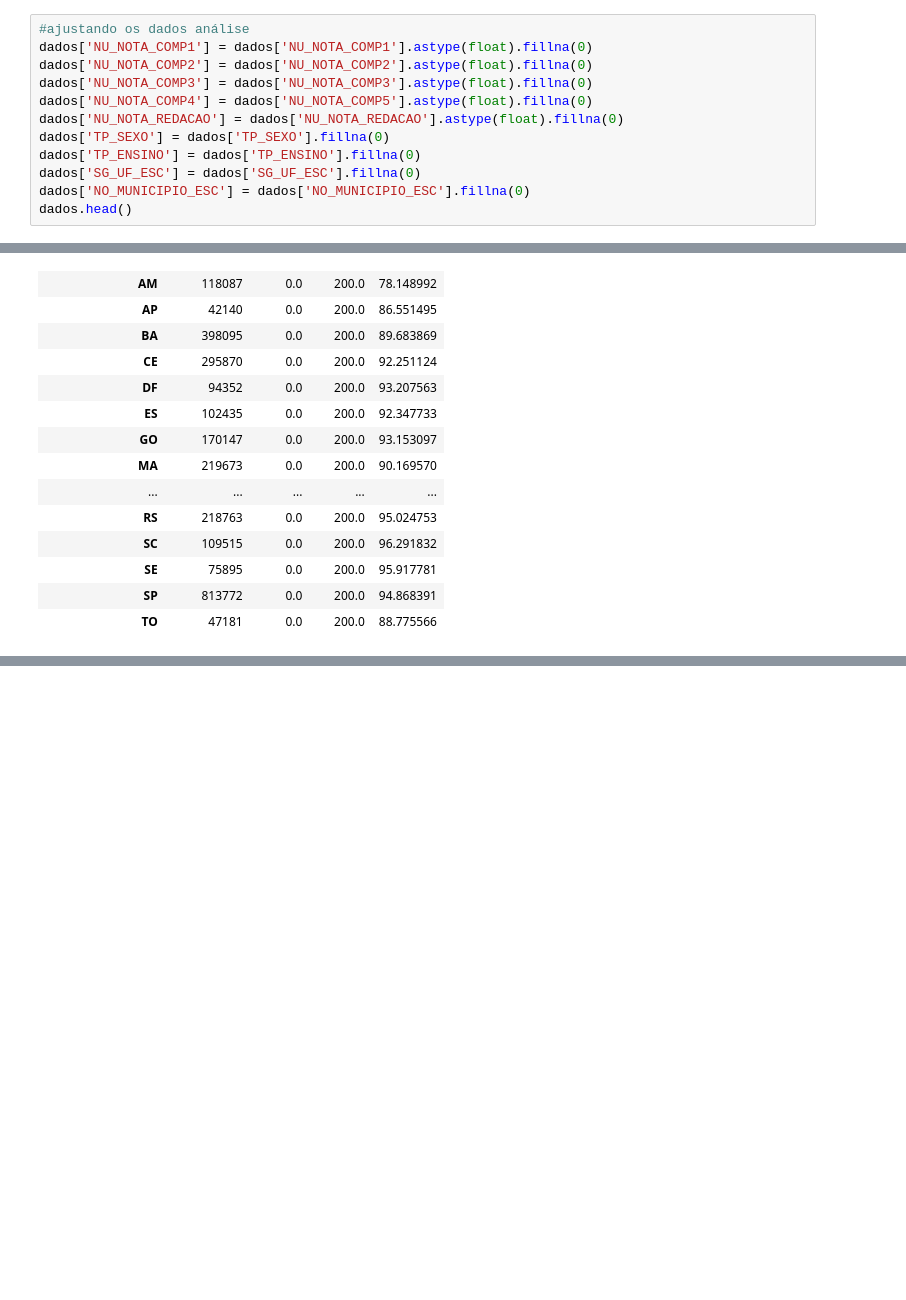
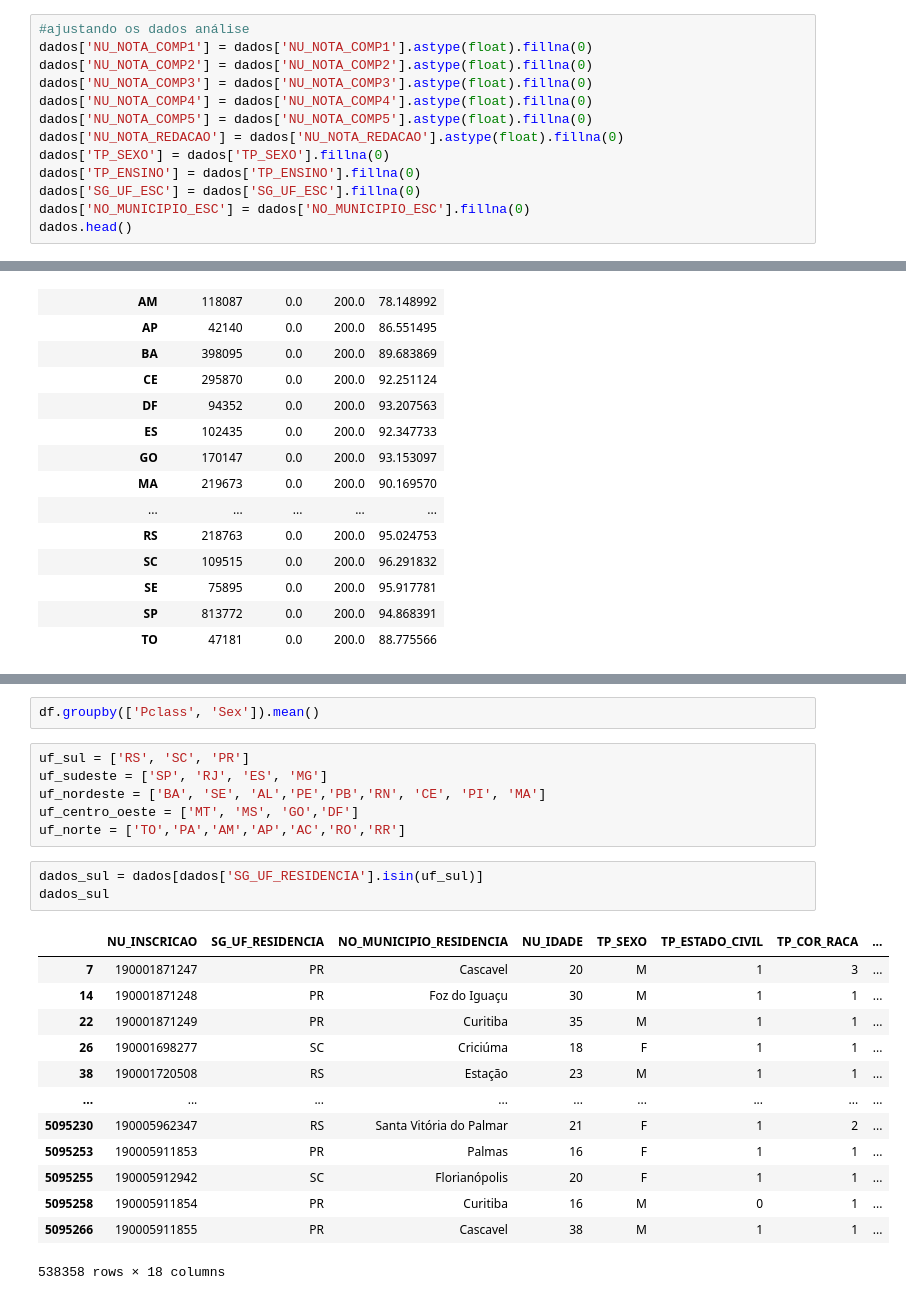
Before and after one commit to Juliana08Santos/Projeto_Enem, a Jupyter notebook: Enem.ipynb, the cells around one changed output, grey strips where cells are left out. Cells and saved outputs as stored; diff of their text form; blank space fills up the shorter version.

Commit message:
análise de dados enem

```diff
--- a/Enem.ipynb
+++ b/Enem.ipynb
@@ -8,7 +17,8 @@ dados = pd.read_csv('Base_v2.csv', sep = ';', error_bad_lines=False, index_col=F
 dados['NU_NOTA_COMP1'] = dados['NU_NOTA_COMP1'].astype(float).fillna(0)
 dados['NU_NOTA_COMP2'] = dados['NU_NOTA_COMP2'].astype(float).fillna(0)
 dados['NU_NOTA_COMP3'] = dados['NU_NOTA_COMP3'].astype(float).fillna(0)
-dados['NU_NOTA_COMP4'] = dados['NU_NOTA_COMP5'].astype(float).fillna(0)
+dados['NU_NOTA_COMP4'] = dados['NU_NOTA_COMP4'].astype(float).fillna(0)
+dados['NU_NOTA_COMP5'] = dados['NU_NOTA_COMP5'].astype(float).fillna(0)
 dados['NU_NOTA_REDACAO'] = dados['NU_NOTA_REDACAO'].astype(float).fillna(0)
 dados['TP_SEXO'] = dados['TP_SEXO'].fillna(0)
 dados['TP_ENSINO'] = dados['TP_ENSINO'].fillna(0)
@@ -122,0 +133,25 @@ Text(0.5, 1.0, 'Valor da Nota Complementar 1 por Sexo')
+# %%
+df.groupby(['Pclass', 'Sex']).mean()
+# %%
+uf_sul = ['RS', 'SC', 'PR']
+uf_sudeste = ['SP', 'RJ', 'ES', 'MG']
+uf_nordeste = ['BA', 'SE', 'AL','PE','PB','RN', 'CE', 'PI', 'MA']
+uf_centro_oeste = ['MT', 'MS', 'GO','DF']
+uf_norte = ['TO','PA','AM','AP','AC','RO','RR']
+# %%
+dados_sul = dados[dados['SG_UF_RESIDENCIA'].isin(uf_sul)]
+dados_sul
+# %% [output]
+|  | NU_INSCRICAO | SG_UF_RESIDENCIA | NO_MUNICIPIO_RESIDENCIA | NU_IDADE | TP_SEXO | TP_ESTADO_CIVIL | TP_COR_RACA | ... |
+| 7 | 190001871247 | PR | Cascavel | 20 | M | 1 | 3 | ... |
+| 14 | 190001871248 | PR | Foz do Iguaçu | 30 | M | 1 | 1 | ... |
+| 22 | 190001871249 | PR | Curitiba | 35 | M | 1 | 1 | ... |
+| 26 | 190001698277 | SC | Criciúma | 18 | F | 1 | 1 | ... |
+| 38 | 190001720508 | RS | Estação | 23 | M | 1 | 1 | ... |
+| ... | ... | ... | ... | ... | ... | ... | ... | ... |
+| 5095230 | 190005962347 | RS | Santa Vitória do Palmar | 21 | F | 1 | 2 | ... |
+| 5095253 | 190005911853 | PR | Palmas | 16 | F | 1 | 1 | ... |
+| 5095255 | 190005912942 | SC | Florianópolis | 20 | F | 1 | 1 | ... |
+| 5095258 | 190005911854 | PR | Curitiba | 16 | M | 0 | 1 | ... |
+| 5095266 | 190005911855 | PR | Cascavel | 38 | M | 1 | 1 | ... |
+538358 rows × 18 columns
```
Also changed, not shown: parts of 14 cells of this notebook.
